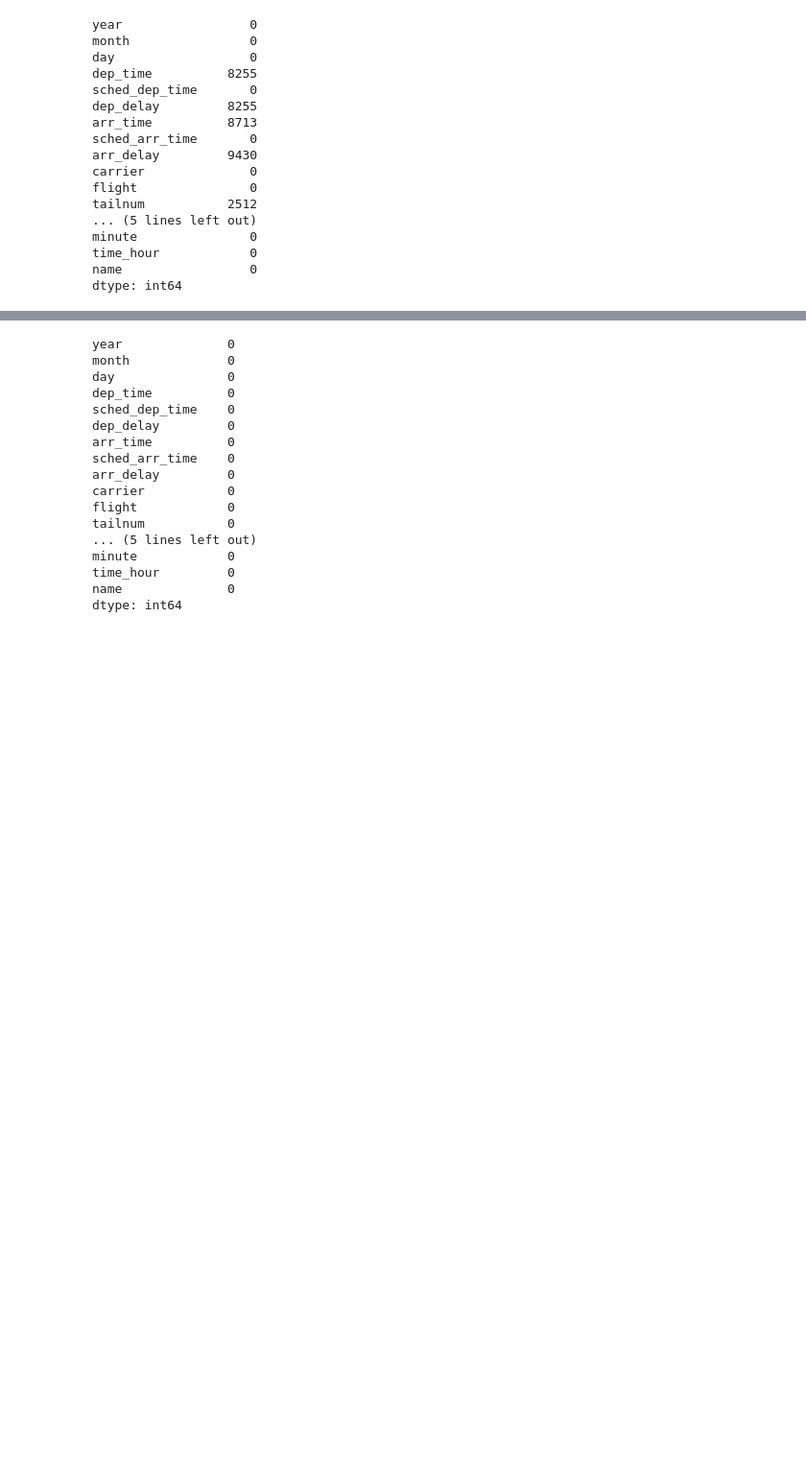
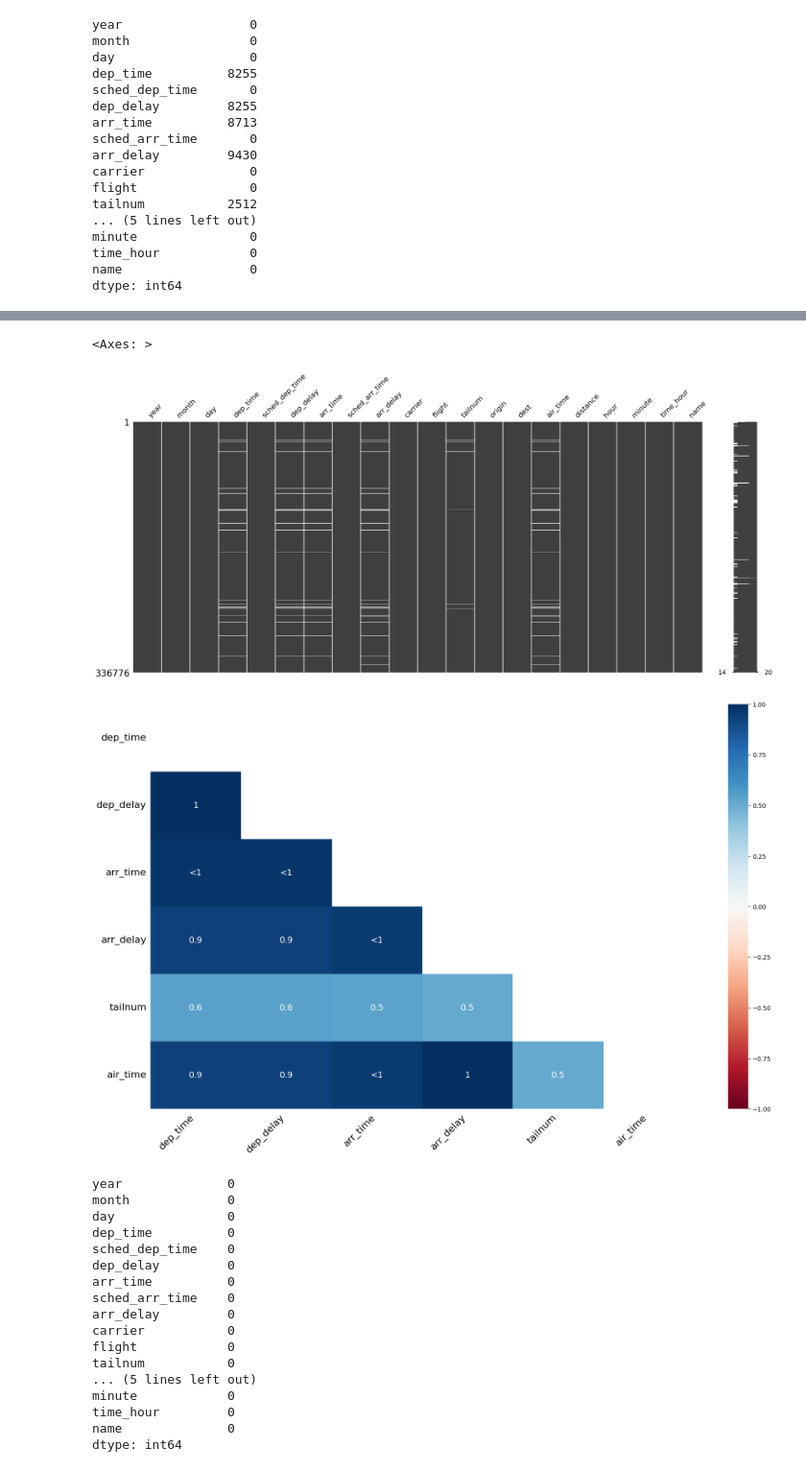
Before and after one commit to steven-midgley/project_one, a Jupyter notebook: notebooks/main_notebook.ipynb, the cells around one changed output, grey strips where cells are left out. Shown: that part at 96% size. Drawn from its saved outputs; the diff is of its cells as text; code cells hidden in the pictures; blank space fills up the shorter version.

```diff
--- a/notebooks/main_notebook.ipynb
+++ b/notebooks/main_notebook.ipynb
@@ -145,3 +188,10 @@ dtype: int64
+# %%
+msno.matrix(df)
+msno.heatmap(df)
+# %% [output]
+<Axes: >
+[figure, added]
+[figure, added]
 # %%
 df = df.dropna(how="any")
 # %%
```
Also changed, not shown: parts of 19 cells of this notebook, 2 other files.
